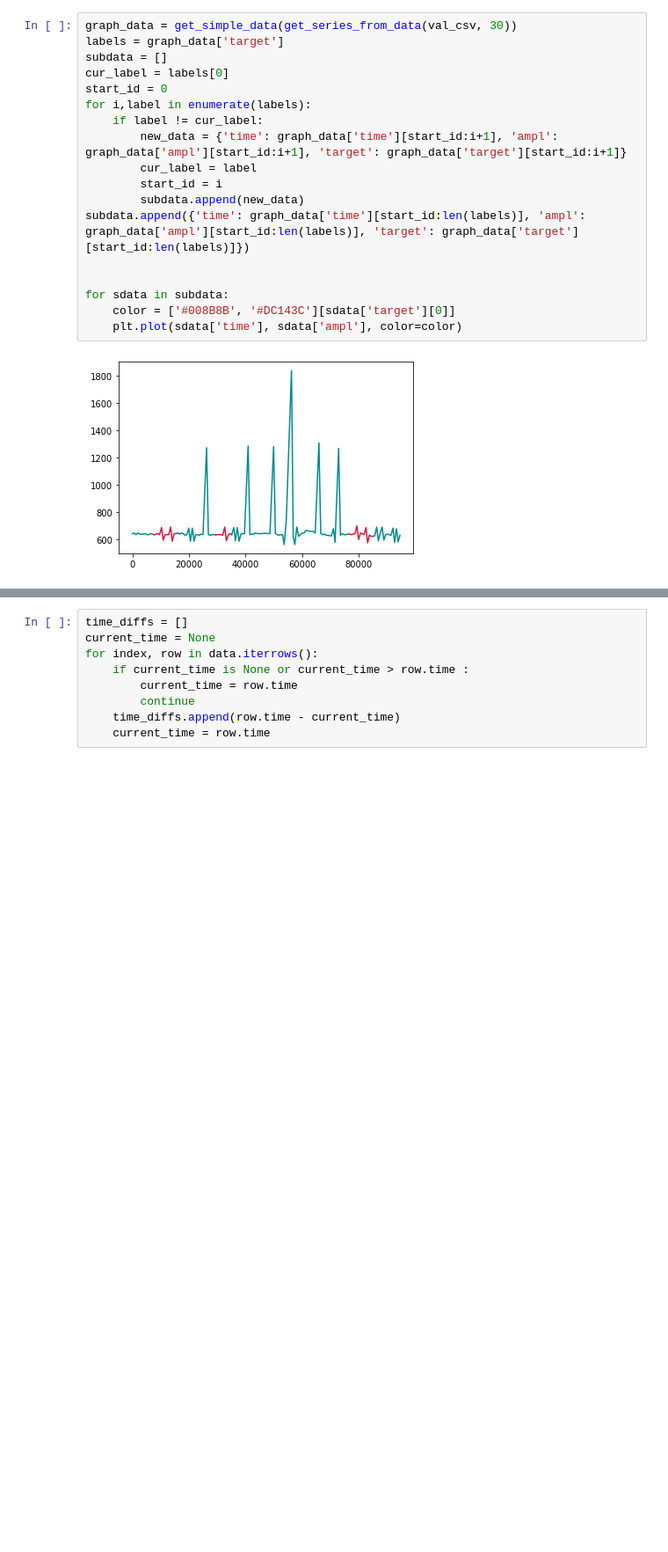
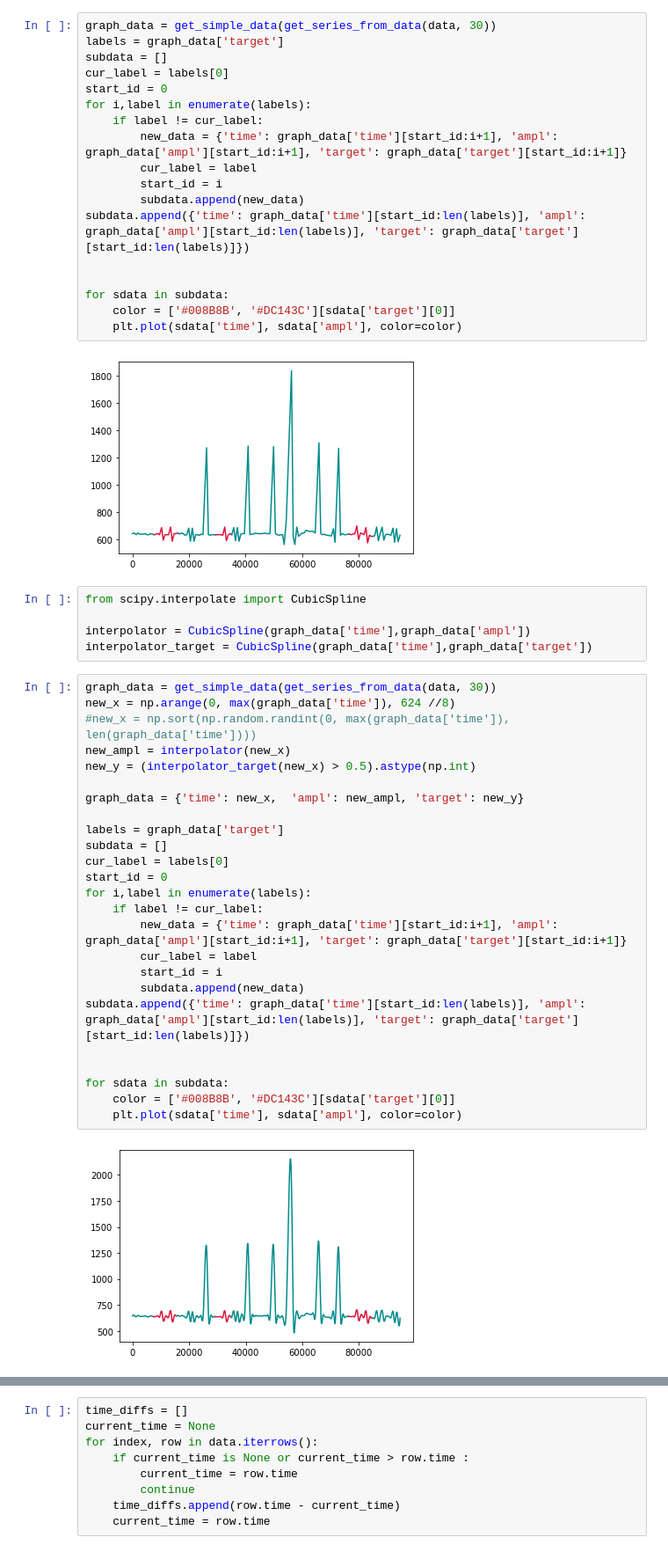
Before and after one commit to MuxauJL/CardioSpike, a Jupyter notebook: Data Analisys.ipynb, the cells around one changed output, grey strips where cells are left out. Shown: that part at 88% size. Saved outputs shown, nothing was run; the diff lists cells and outputs as text; blank space fills up the shorter version.

```diff
--- a/Data Analisys.ipynb
+++ b/Data Analisys.ipynb
@@ -191,5 +136,5 @@ plt.plot(graph_data['ampl'])
 # %%
-graph_data = get_simple_data(get_series_from_data(val_csv, 30))
+graph_data = get_simple_data(get_series_from_data(data, 30))
 labels = graph_data['target']
 subdata = []
 cur_label = labels[0]
@@ -208,3 +153,35 @@ for sdata in subdata:
     plt.plot(sdata['time'], sdata['ampl'], color=color)
 # %% [output]
 [figure]
+# %%
+from scipy.interpolate import CubicSpline
+
+interpolator = CubicSpline(graph_data['time'],graph_data['ampl'])
+interpolator_target = CubicSpline(graph_data['time'],graph_data['target'])
+# %%
+graph_data = get_simple_data(get_series_from_data(data, 30))
+new_x = np.arange(0, max(graph_data['time']), 624 //8)
+#new_x = np.sort(np.random.randint(0, max(graph_data['time']), len(graph_data['time'])))
+new_ampl = interpolator(new_x)
+new_y = (interpolator_target(new_x) > 0.5).astype(np.int)
+
+graph_data = {'time': new_x,  'ampl': new_ampl, 'target': new_y}
+
+labels = graph_data['target']
+subdata = []
+cur_label = labels[0]
+start_id = 0
+for i,label in enumerate(labels):
+    if label != cur_label:
+        new_data = {'time': graph_data['time'][start_id:i+1], 'ampl': graph_data['ampl'][start_id:i+1], 'target': graph_data['target'][start_id:i+1]}
+        cur_label = label
+        start_id = i
+        subdata.append(new_data)
+subdata.append({'time': graph_data['time'][start_id:len(labels)], 'ampl': graph_data['ampl'][start_id:len(labels)], 'target': graph_data['target'][start_id:len(labels)]})
+
+
+for sdata in subdata:
+    color = ['#008B8B', '#DC143C'][sdata['target'][0]]
+    plt.plot(sdata['time'], sdata['ampl'], color=color)
+# %% [output]
+[figure, added]
```
Also changed, not shown: parts of 15 cells of this notebook, 8 other files.
